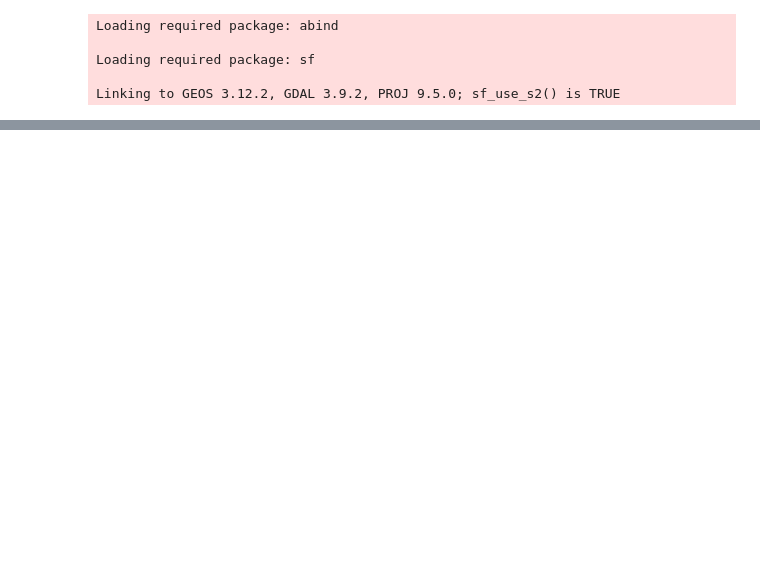
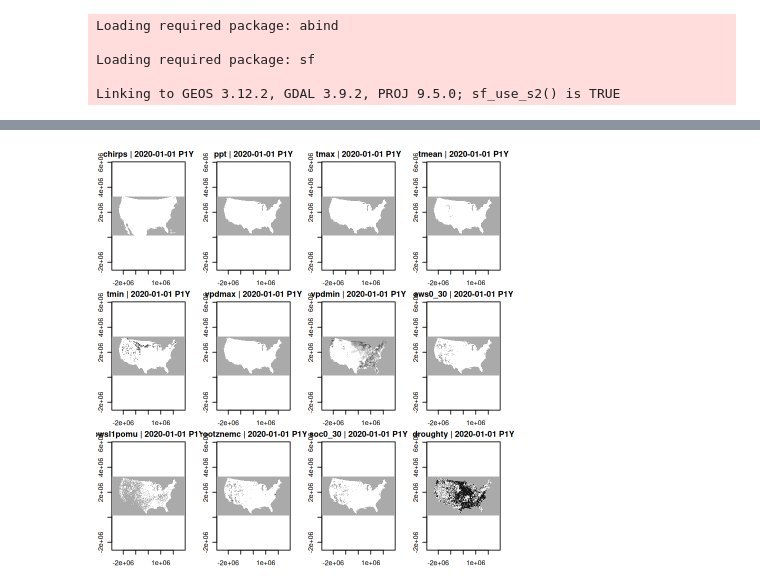
Before and after one commit to CU-ESIIL/biotic_niche_modeling, a Jupyter notebook: processing/gis/gis.ipynb, the cells around one changed output, grey strips where cells are left out. Saved outputs shown, nothing was run; the diff lists cells and outputs as text; code cells hidden in the pictures; blank space fills up the shorter version.

```diff
--- a/processing/gis/gis.ipynb
+++ b/processing/gis/gis.ipynb
@@ -74,0 +53,24 @@ data_join |> plot()
+# %%
+cube2 <- cube_view(
+  srs = "EPSG:5070",
+  extent = list(
+    t0 = "2020-01-01", t1 = "2020-12-31", # date is meaningless here
+    left = prj_box[1], bottom = prj_box[2], right = prj_box[3], top = prj_box[4]
+  ),
+  dx = 1000, dy = 1000, dt = "P1Y",
+  resampling = "mode", aggregation = "first"
+)
+col2 <- stac_image_collection(
+  items$features,
+  asset_names = c(
+    "droughty" # top 1.52 cm -“1” for drought vulnerable “0” for non-droughty
+  )
+)
+
+data2 <-  raster_cube(col2, cube2, chunking = c(1, 750, 750)) # t x y
+# %%
+gssurgo_join <- join_bands(list(data1, data2))
+gssurgo_join <- do.call(
+  function(...) rename_bands(gssurgo_join, ...),
+  as.list(setNames(str_remove_all(names(gssurgo_join), "X.\\."), names(gssurgo_join)))
+)
@@ -79 +125,5 @@ write_ncdf(
 )
+# %%
+plot(data_join)
+# %% [output]
+[figure, added]
```
Also changed, not shown: parts of 4 cells of this notebook, 8 other files.
